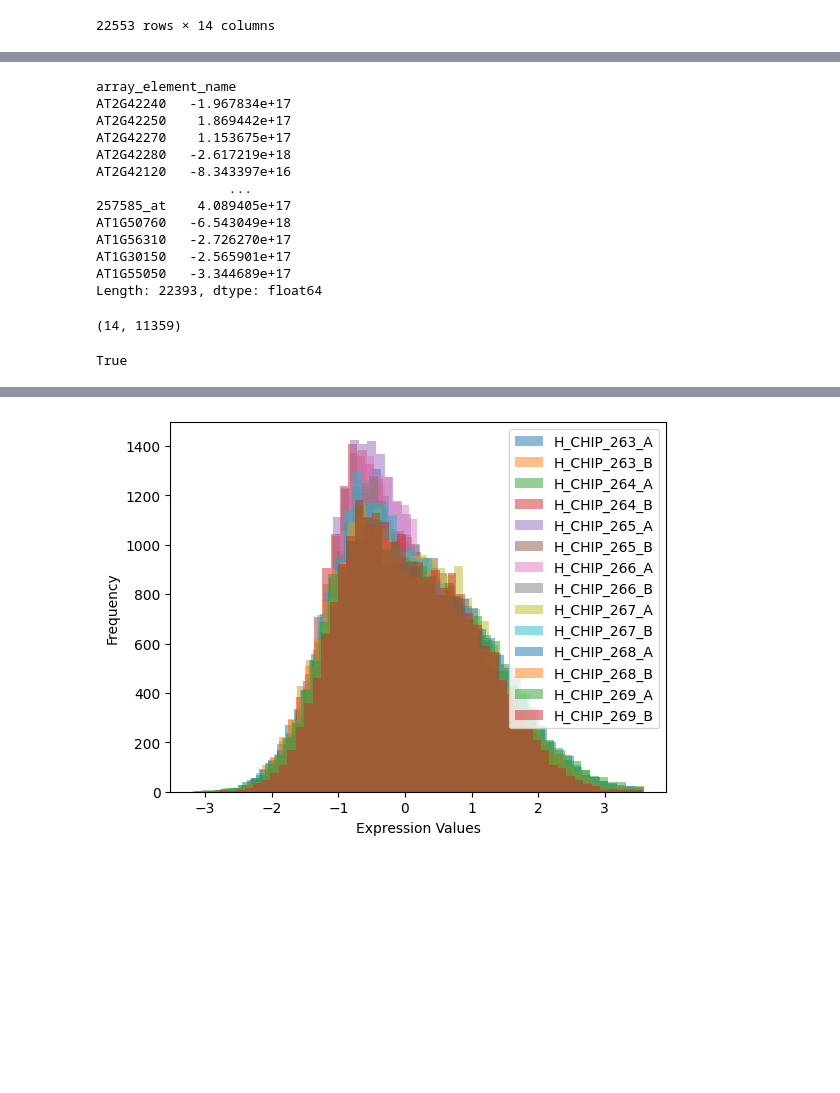
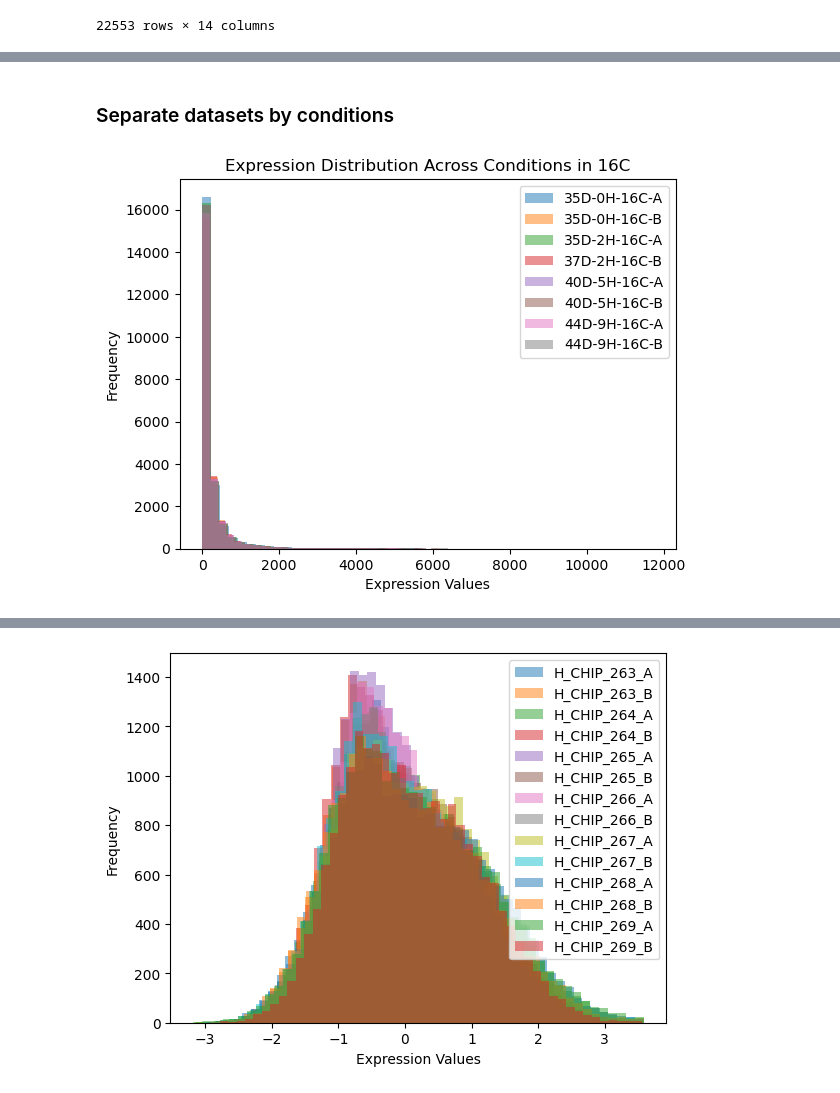
Before and after one commit to camilababo/BIONIC, a Jupyter notebook: input_files/data_pre_processing.ipynb, the cells around one changed output, grey strips where cells are left out. Drawn from its saved outputs; the diff is of its cells as text; code cells hidden in the pictures; blank space fills up the shorter version.

```diff
--- a/input_files/data_pre_processing.ipynb
+++ b/input_files/data_pre_processing.ipynb
@@ -248,37 +148,23 @@ plt.show()
-# %%
-mean_expression = scaled_df.mean(axis=0)
-std_expression = scaled_df.std(axis=0)
-
-cv = np.divide(std_expression, mean_expression) * 100
-cv
-# %% [output]
-array_element_name
-AT2G42240   -1.967834e+17
-AT2G42250    1.869442e+17
-AT2G42270    1.153675e+17
-AT2G42280   -2.617219e+18
-AT2G42120   -8.343397e+16
-                 ...
-257585_at    4.089405e+17
-AT1G50760   -6.543049e+18
-AT1G56310   -2.726270e+17
-AT1G30150   -2.565901e+17
-AT1G55050   -3.344689e+17
-Length: 22393, dtype: float64
-# %%
-# Remove genes through the mean absolute deviation
-mad = np.mean(np.abs(scaled_df.values - mean_expression[np.newaxis, :]), axis=0)
-mad
-scaled_mad = mad / mean_expression
-scaled_mad
-
-variance_threshold = 0.5
-filtered_df_2 = scaled_df.loc[:, scaled_mad > variance_threshold]
-filtered_df_2.shape
-# %% [output]
-(14, 11359)
-# %%
-# Check if the two methods give the same genes
-np.array_equal(filtered_df_1.columns, filtered_df_2.columns)
-# %% [output]
-True
+# %% [markdown]
+### Separate datasets by conditions
+# %%
+# Separate dataset by temperatures
+sixteen_df = df.iloc[:, :8]
+sixteen_df.to_csv("../outputs/sixteen_df.csv")
+twenty_five_df = df.iloc[:, 8:16]
+twenty_five_df.to_csv("../outputs/twenty_five_df.csv")
+# %%
+# Expression distribution across conditions in 16C
+grouped_sixteen = sixteen_df.groupby(sixteen_df.columns, axis=1)
+
+for sample, condition in grouped_sixteen:
+    plt.hist(condition[sample], bins=50, alpha=0.5, label=sample)
+
+plt.xlabel("Expression Values")
+plt.ylabel("Frequency")
+plt.title("Expression Distribution Across Conditions in 16C")
+plt.legend()
+
+plt.show()
+# %% [output]
+[figure, added]
```
Also changed, not shown: parts of 31 cells of this notebook, 12 other files.
